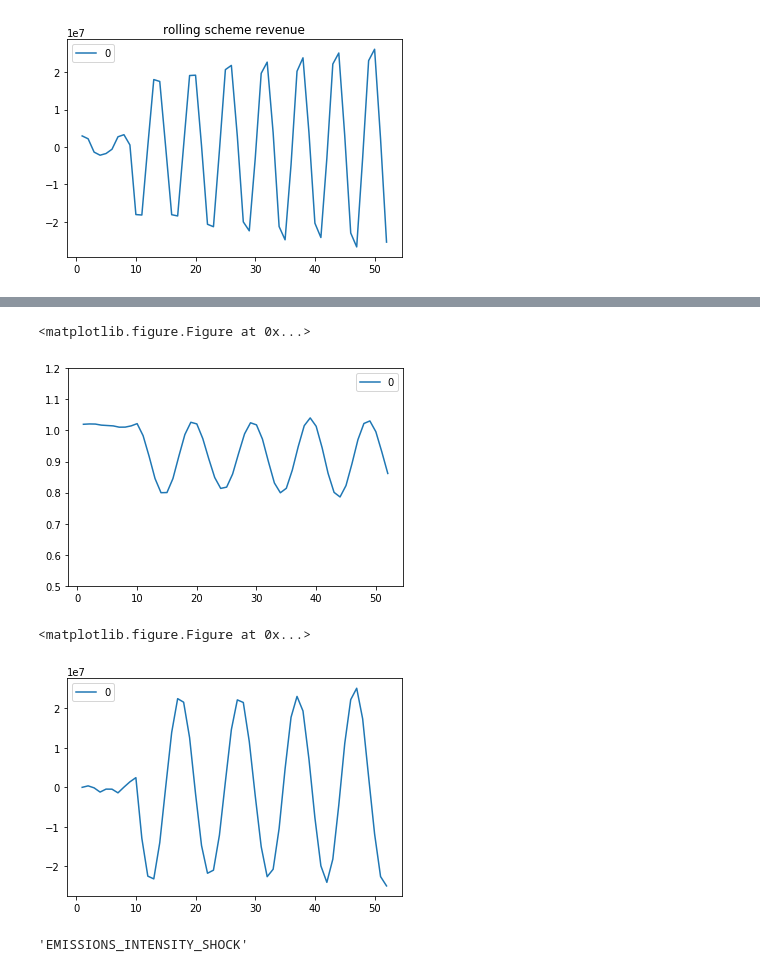
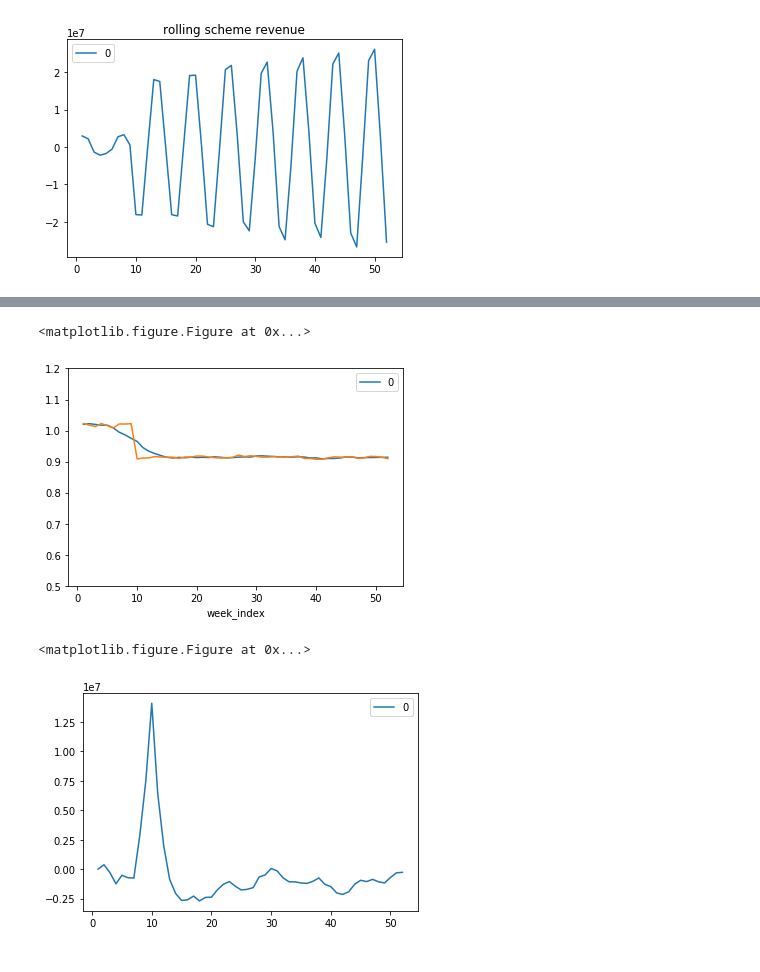
Before and after one commit to akxen/adaptive-rep-scheme, a Jupyter notebook: src/3_process_results/process-results-2.ipynb, the cells around one changed output, grey strips where cells are left out. Drawn from its saved outputs; the diff is of its cells as text; code cells hidden in the pictures.

Commit message:
Running policy scenarios for given permit price

```diff
--- a/src/3_process_results/process-results-2.ipynb
+++ b/src/3_process_results/process-results-2.ipynb
@@ -218,7 +308,8 @@ baseline = 1.02
 target_scheme_revenue = 0
 rolling_scheme_revenue = 0
 permit_price = run_summaries.loc[run_id, 'initial_permit_price']
-update_gain = 0.4
+update_gain = 0.7
+forecast_interval=5
 
 weekly_baseline = dict()
 weekly_rolling_scheme_revenue = dict()
@@ -237,39 +328,44 @@ for week_index in range(1, 53):
     rolling_scheme_revenue += current_week_statistics['net_scheme_revenue']
 
     # Computation for the next week
     if week_index < 52:
         next_week_statistics = get_weekly_statistics(df_o=df_o, week_index=week_index+1, baseline=baseline, permit_price=40, emissions_shock=True)
 
         # Total output next week
         next_week_regulated_energy = next_week_statistics['energy_MWh']
 
         # Next week regulated emissions intensity
         next_week_regulated_emissions_intensity = next_week_statistics['emissions_tCO2'] / next_week_statistics['energy_MWh']
 
+    # Historic update
+#     baseline = (next_week_regulated_emissions_intensity) - update_gain * ((target_scheme_revenue - rolling_scheme_revenue) / (permit_price * (next_week_regulated_energy)))
+#     baseline = (current_week_statistics['emissions_tCO2'] / current_week_statistics['energy_MWh']) - update_gain * ((target_scheme_revenue - rolling_scheme_revenue) / (permit_price * (current_week_statistics['energy_MWh'])))
+
     # Hooke update
-#     baseline = (next_week_regulated_emissions_intensity) - update_gain * ((target_scheme_revenue - rolling_scheme_revenue) / (permit_price * (next_week_regulated_energy)))
-    baseline += - update_gain * ((target_scheme_revenue - rolling_scheme_revenue) / (permit_price * next_week_regulated_energy))
+#     baseline += - update_gain * ((target_scheme_revenue - rolling_scheme_revenue) / (permit_price * next_week_regulated_energy))
 #     baseline += - update_gain * ((target_scheme_revenue - rolling_scheme_revenue) / (permit_price * current_week_statistics['energy_MWh']))
+
+    # MPDC update - Implement MPC to forecast optimal baseline path to rebalance scheme revenue
+    if week_index <= 52 - forecast_interval:
+        baseline_path = mpc_baseline_update(df_o=df_o, week_index=week_index, forecast_interval=forecast_interval, permit_price=40, initial_rolling_scheme_revenue=rolling_scheme_revenue, target_rolling_scheme_revenue=0, initial_emissions_intensity_baseline=baseline, emissions_shock=True)
+    baseline = baseline_path[week_index]
 
     # Set baseline equal to zero if update results in a negative value
     if baseline < 0:
         baseline = 0
 
 
 plt.clf()
 ax = pd.DataFrame.from_dict(weekly_baseline, orient='index').plot()
+df_combined_stats.loc['NATIONAL', 'average_regulated_emissions_intensity'].plot(ax=ax)
 ax.set_ylim([0.5, 1.2])
 plt.show()
 
 plt.clf()
 ax = pd.DataFrame.from_dict(weekly_rolling_scheme_revenue, orient='index').plot()
 plt.show()
 # %% [output]
 <matplotlib.figure.Figure at 0x...>
-[figure, old version]
+[figure, new version]
 <matplotlib.figure.Figure at 0x...>
-[figure, old version]
+[figure, new version]
-# %%
-run_summaries.loc[run_id, 'shock_option']
-# %% [output]
-'EMISSIONS_INTENSITY_SHOCK'
```
Also changed, not shown: parts of 4 cells of this notebook, 2 other files.
